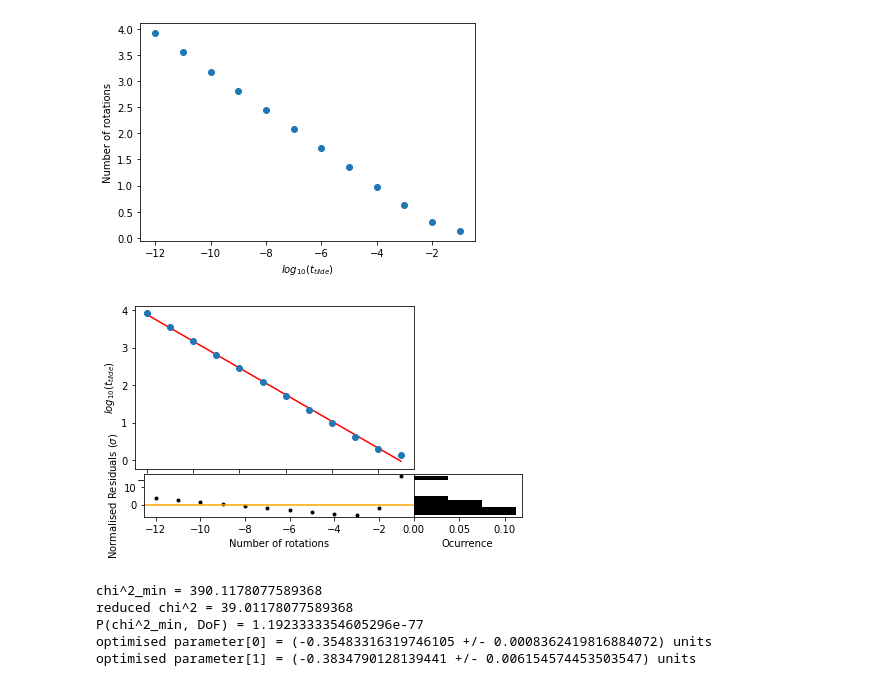
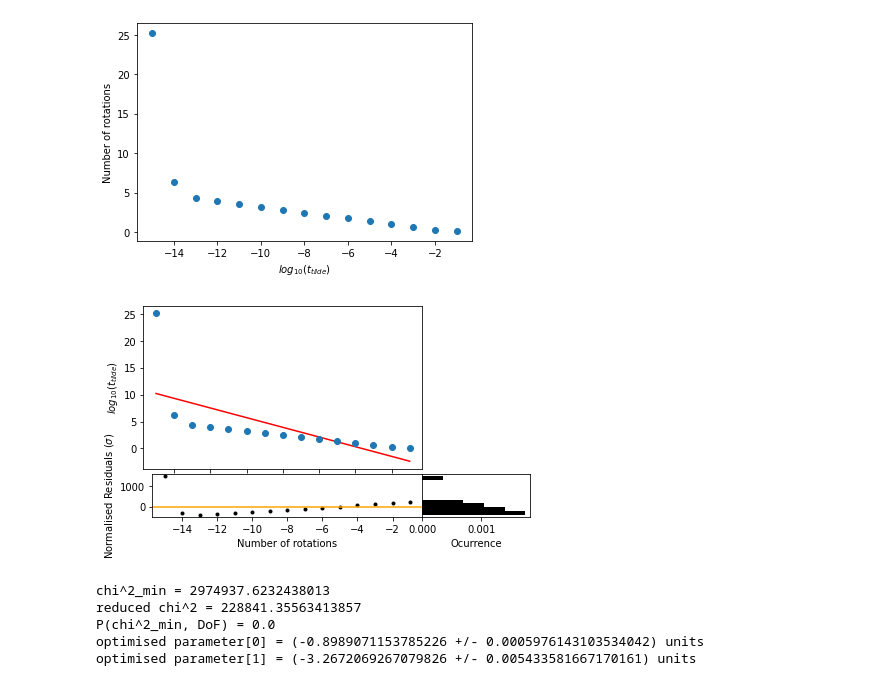
Before and after one commit to arndasgupta72/eventhorizon, a Jupyter notebook: Freya's Geodesic Codes/Log(t_tilde) vs Number of Orbits with corrected b.ipynb, the cells around one changed output. Cells and saved outputs as stored; diff of their text form; code cells hidden in the pictures.

```diff
--- a/Freya's Geodesic Codes/Log(t_tilde) vs Number of Orbits with corrected b.ipynb
+++ b/Freya's Geodesic Codes/Log(t_tilde) vs Number of Orbits with corrected b.ipynb
@@ -26,6 +26,9 @@ t_tilde9 = 1e-9
 t_tilde10 = 1e-10
 t_tilde11 = 1e-11
 t_tilde12 = 1e-12
+t_tilde13 = 1e-13
+t_tilde14 = 1e-14
+t_tilde15 = 1e-15
 # %%
 # Critical distances
 P_c = 1.5 * r_s
@@ -131,10 +134,13 @@ N9 = find_separation_point(y_ini, h_phi, t_tilde, t_tilde9)
 N10 = find_separation_point(y_ini, h_phi, t_tilde, t_tilde10)
 N11 = find_separation_point(y_ini, h_phi, t_tilde, t_tilde11)
 N12 = find_separation_point(y_ini, h_phi, t_tilde, t_tilde12)
+N13 = find_separation_point(y_ini, h_phi, t_tilde, t_tilde13)
+N14 = find_separation_point(y_ini, h_phi, t_tilde, t_tilde14)
+N15 = find_separation_point(y_ini, h_phi, t_tilde, t_tilde15)
 # %%
 #plotting the results
-log_t_tilde = [-1,-2,-3,-4,-5,-6,-7,-8,-9,-10,-11,-12]
-N_turns = [N1,N2,N3,N4,N5,N6,N7,N8,N9,N10,N11,N12]
+log_t_tilde = [-1,-2,-3,-4,-5,-6,-7,-8,-9,-10,-11,-12, -13, -14, -15]
+N_turns = [N1,N2,N3,N4,N5,N6,N7,N8,N9,N10,N11,N12, N13, N14, N15]
 
 plt.figure()
 plt.scatter(log_t_tilde, N_turns)
@@ -142,14 +148,14 @@ plt.xlabel('$log_{10}(t_{tilde})$')
 plt.ylabel('Number of rotations')
 plt.show()
 # %% [output]
-[figure, old version]
+[figure, new version]
 # %%
 import scipy.optimize
 import scipy.stats
 # %%
 #for now, I'm going to assume a constant error of 0.01, just to run the code with.
 #If anyone would like to suggest an improvement let me know. I will keep working on it
-y_errors1 = [0.01,0.01,0.01,0.01,0.01,0.01,0.01,0.01,0.01,0.01,0.01,0.01]
+y_errors1 = [0.01,0.01,0.01,0.01,0.01,0.01,0.01,0.01,0.01,0.01,0.01,0.01,0.01,0.01,0.01]
 
 def model_function1(x, *params):
     return params[0]*x + params[1]
@@ -194,36 +200,36 @@ plt.ylabel('$log_{10}(t_{tilde})$')
 plt.plot(x_values1,
          model_function1(x_values1, *popt1),
          color='r')
 
 plt.figure(1).add_axes((0.15, -0.1, 0.75, 0.2))
 
 plt.scatter(x_values1, normalisedresiduals1, marker = ".", color = 'black')
 
 plt.axhline(y=0, color = 'orange')
 
 plt.xlabel("Number of rotations")
 plt.ylabel("Normalised Residuals ($\sigma$)")
 
 plt.figure(1).add_axes((0.9, -0.1, 0.3, 0.2))
 
 plt.hist(normalisedresiduals1, density = True, color = 'black', orientation = "horizontal")
 
 plt.gca().axes.get_yaxis().set_ticks([])
 
 plt.xlabel("Ocurrence")
 
 plt.show()
 
 chi_squared_min = chi_squared(popt1, model_function1, x_values1, y_values1, y_errors1)
 print('chi^2_min = {}'.format(chi_squared_min))
 print('reduced chi^2 = {}'.format(chi_squared_min/degrees_of_freedom))
 print('P(chi^2_min, DoF) = {}'.format(scipy.stats.chi2.sf(chi_squared_min, degrees_of_freedom)))
 for i, (val, err) in enumerate(zip(popt1, popt1_errs)):
     print('optimised parameter[{}] = ({} +/- {}) units'.format(i, val, err))
 # %% [output]
-[figure, old version]
+[figure, new version]
-chi^2_min = 390.1178077589368
-reduced chi^2 = 39.01178077589368
-P(chi^2_min, DoF) = 1.1923333354605296e-77
-optimised parameter[0] = (-0.35483316319746105 +/- 0.0008362419816884072) units
-optimised parameter[1] = (-0.3834790128139441 +/- 0.006154574453503547) units
+chi^2_min = 2974937.6232438013
+reduced chi^2 = 228841.35563413857
+P(chi^2_min, DoF) = 0.0
+optimised parameter[0] = (-0.8989071153785226 +/- 0.0005976143103534042) units
+optimised parameter[1] = (-3.2672069267079826 +/- 0.005433581667170161) units
```
Also changed, not shown: parts of 1 cell of this notebook.
